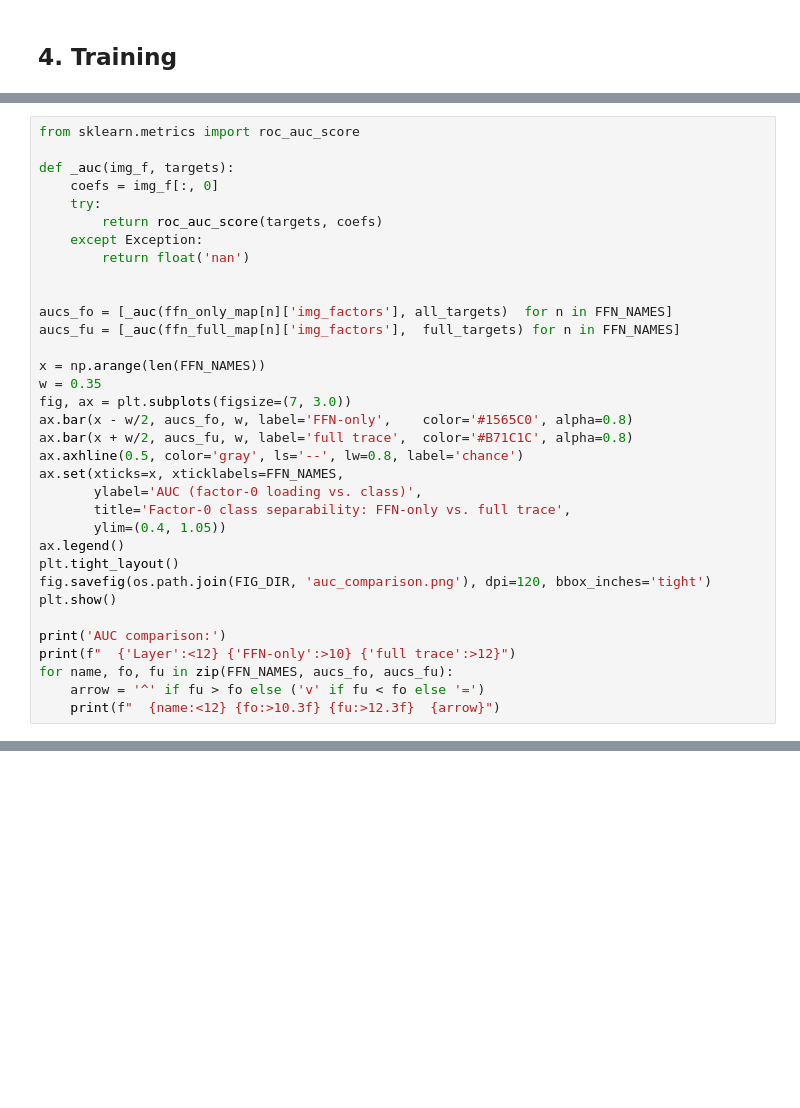
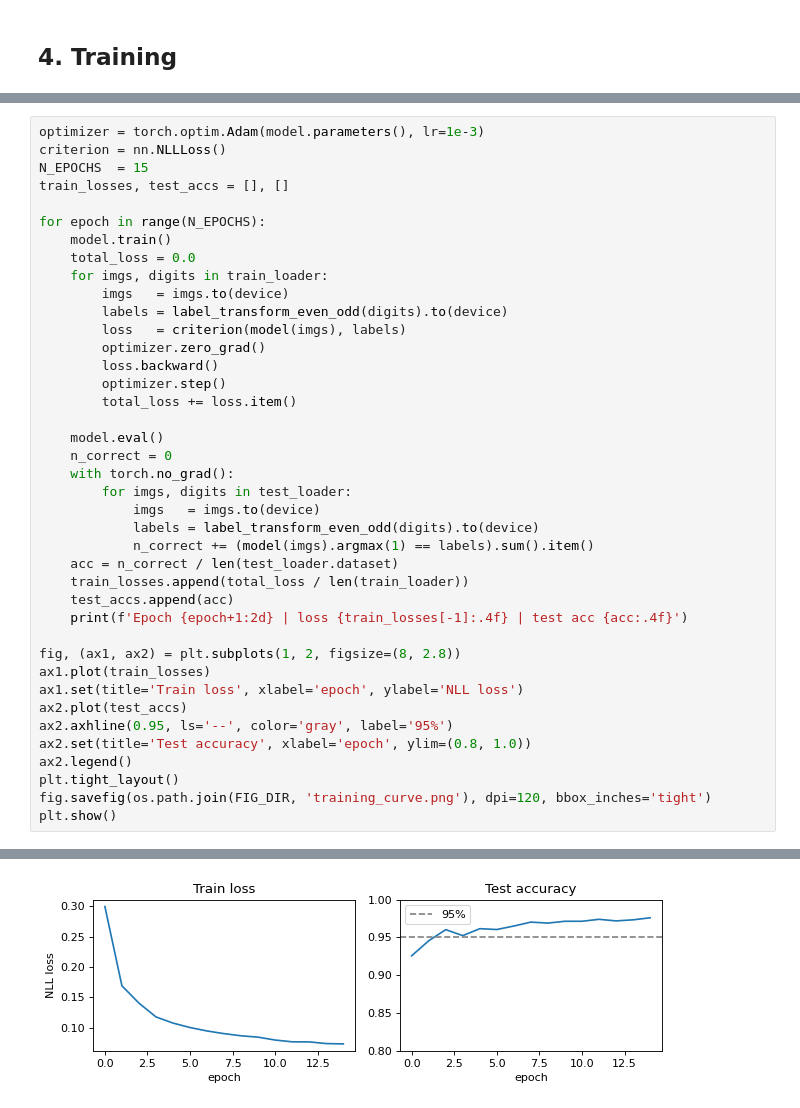
Before and after one commit to JohannesBertram/Factor_Trace, a Jupyter notebook: notebooks/05_transformer_trace.ipynb, the cells around one changed output, grey strips where cells are left out. Cells and saved outputs as stored; diff of their text form; blank space fills up the shorter version.

```diff
--- a/notebooks/05_transformer_trace.ipynb
+++ b/notebooks/05_transformer_trace.ipynb
@@ -841,34 +160,41 @@ plt.show()
-# %%
-from sklearn.metrics import roc_auc_score
-
-def _auc(img_f, targets):
-    coefs = img_f[:, 0]
-    try:
-        return roc_auc_score(targets, coefs)
-    except Exception:
-        return float('nan')
-
-
-aucs_fo = [_auc(ffn_only_map[n]['img_factors'], all_targets)  for n in FFN_NAMES]
-aucs_fu = [_auc(ffn_full_map[n]['img_factors'],  full_targets) for n in FFN_NAMES]
-
-x = np.arange(len(FFN_NAMES))
-w = 0.35
-fig, ax = plt.subplots(figsize=(7, 3.0))
-ax.bar(x - w/2, aucs_fo, w, label='FFN-only',    color='#1565C0', alpha=0.8)
-ax.bar(x + w/2, aucs_fu, w, label='full trace',  color='#B71C1C', alpha=0.8)
-ax.axhline(0.5, color='gray', ls='--', lw=0.8, label='chance')
-ax.set(xticks=x, xticklabels=FFN_NAMES,
-       ylabel='AUC (factor-0 loading vs. class)',
-       title='Factor-0 class separability: FFN-only vs. full trace',
-       ylim=(0.4, 1.05))
-ax.legend()
-plt.tight_layout()
-fig.savefig(os.path.join(FIG_DIR, 'auc_comparison.png'), dpi=120, bbox_inches='tight')
-plt.show()
-
-print('AUC comparison:')
-print(f"  {'Layer':<12} {'FFN-only':>10} {'full trace':>12}")
-for name, fo, fu in zip(FFN_NAMES, aucs_fo, aucs_fu):
-    arrow = '^' if fu > fo else ('v' if fu < fo else '=')
-    print(f"  {name:<12} {fo:>10.3f} {fu:>12.3f}  {arrow}")
+# %%
+optimizer = torch.optim.Adam(model.parameters(), lr=1e-3)
+criterion = nn.NLLLoss()
+N_EPOCHS  = 15
+train_losses, test_accs = [], []
+
+for epoch in range(N_EPOCHS):
+    model.train()
+    total_loss = 0.0
+    for imgs, digits in train_loader:
+        imgs   = imgs.to(device)
+        labels = label_transform_even_odd(digits).to(device)
+        loss   = criterion(model(imgs), labels)
+        optimizer.zero_grad()
+        loss.backward()
+        optimizer.step()
+        total_loss += loss.item()
+
+    model.eval()
+    n_correct = 0
+    with torch.no_grad():
+        for imgs, digits in test_loader:
+            imgs   = imgs.to(device)
+            labels = label_transform_even_odd(digits).to(device)
+            n_correct += (model(imgs).argmax(1) == labels).sum().item()
+    acc = n_correct / len(test_loader.dataset)
+    train_losses.append(total_loss / len(train_loader))
+    test_accs.append(acc)
+    print(f'Epoch {epoch+1:2d} | loss {train_losses[-1]:.4f} | test acc {acc:.4f}')
+
+fig, (ax1, ax2) = plt.subplots(1, 2, figsize=(8, 2.8))
+ax1.plot(train_losses)
+ax1.set(title='Train loss', xlabel='epoch', ylabel='NLL loss')
+ax2.plot(test_accs)
+ax2.axhline(0.95, ls='--', color='gray', label='95%')
+ax2.set(title='Test accuracy', xlabel='epoch', ylim=(0.8, 1.0))
+ax2.legend()
+plt.tight_layout()
+fig.savefig(os.path.join(FIG_DIR, 'training_curve.png'), dpi=120, bbox_inches='tight')
+plt.show()
+# %% [output]
@@ -874,0 +216 @@ for name, fo, fu in zip(FFN_NAMES, aucs_fo, aucs_fu):
+[figure, added]
```
Also changed, not shown: parts of 49 cells of this notebook, 6 other files.
